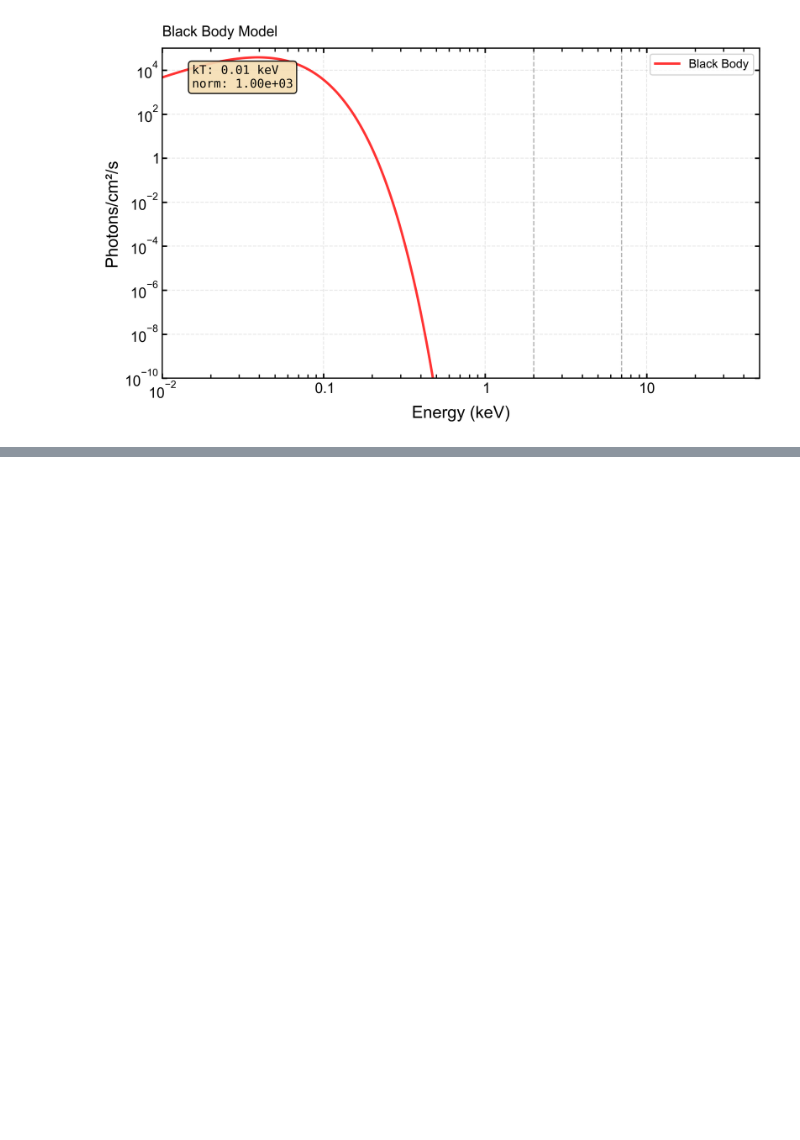
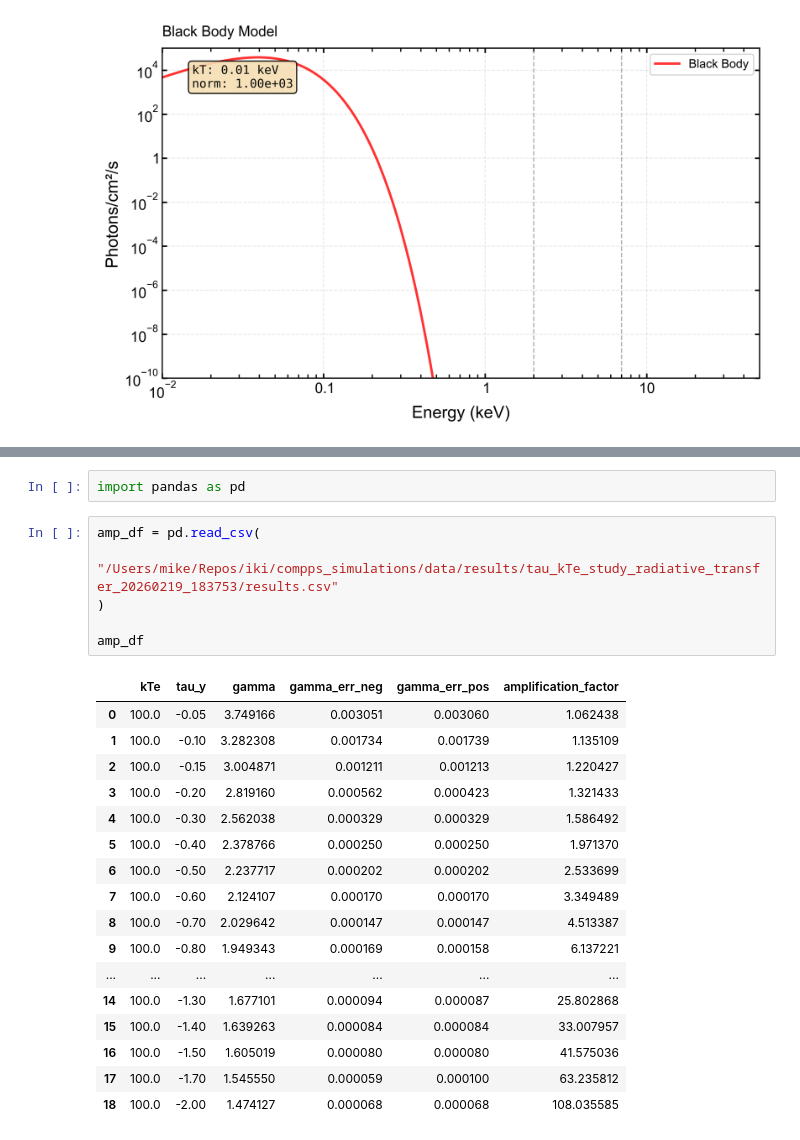
Before and after one commit to mbelveder/compps_simulations, a Jupyter notebook: notebooks/sandbox.ipynb, the cells around one changed output, grey strips where cells are left out. Drawn from its saved outputs; the diff is of its cells as text; blank space fills up the shorter version.

```diff
--- a/notebooks/sandbox.ipynb
+++ b/notebooks/sandbox.ipynb
@@ -1288,0 +1226,26 @@ Ratio fine/default for flux_seed: 1.00x  (shows grid effect on seed)
+# %%
+import pandas as pd
+# %%
+amp_df = pd.read_csv(
+    "/Users/mike/Repos/iki/compps_simulations/data/results/tau_kTe_study_radiative_transfer_20260219_183753/results.csv"
+)
+
+amp_df
+# %% [output]
+|  | kTe | tau_y | gamma | gamma_err_neg | gamma_err_pos | amplification_factor |
+| 0 | 100.0 | -0.05 | 3.749166 | 0.003051 | 0.003060 | 1.062438 |
+| 1 | 100.0 | -0.10 | 3.282308 | 0.001734 | 0.001739 | 1.135109 |
+| 2 | 100.0 | -0.15 | 3.004871 | 0.001211 | 0.001213 | 1.220427 |
+| 3 | 100.0 | -0.20 | 2.819160 | 0.000562 | 0.000423 | 1.321433 |
+| 4 | 100.0 | -0.30 | 2.562038 | 0.000329 | 0.000329 | 1.586492 |
+| 5 | 100.0 | -0.40 | 2.378766 | 0.000250 | 0.000250 | 1.971370 |
+| 6 | 100.0 | -0.50 | 2.237717 | 0.000202 | 0.000202 | 2.533699 |
+| 7 | 100.0 | -0.60 | 2.124107 | 0.000170 | 0.000170 | 3.349489 |
+| 8 | 100.0 | -0.70 | 2.029642 | 0.000147 | 0.000147 | 4.513387 |
+| 9 | 100.0 | -0.80 | 1.949343 | 0.000169 | 0.000158 | 6.137221 |
+| ... | ... | ... | ... | ... | ... | ... |
+| 14 | 100.0 | -1.30 | 1.677101 | 0.000094 | 0.000087 | 25.802868 |
+| 15 | 100.0 | -1.40 | 1.639263 | 0.000084 | 0.000084 | 33.007957 |
+| 16 | 100.0 | -1.50 | 1.605019 | 0.000080 | 0.000080 | 41.575036 |
+| 17 | 100.0 | -1.70 | 1.545550 | 0.000059 | 0.000100 | 63.235812 |
+| 18 | 100.0 | -2.00 | 1.474127 | 0.000068 | 0.000068 | 108.035585 |
```
Also changed, not shown: parts of 9 cells of this notebook, 5 other files.
